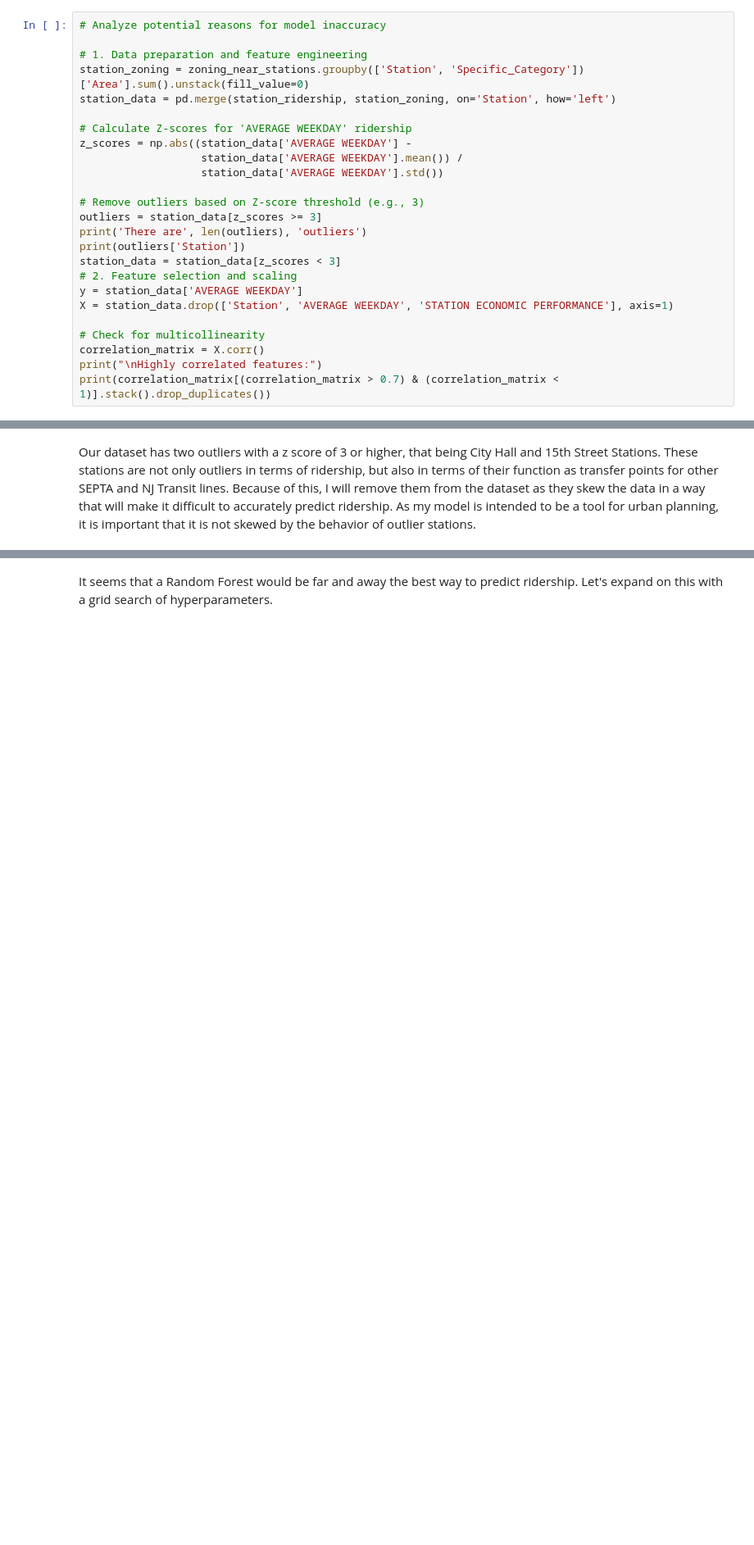
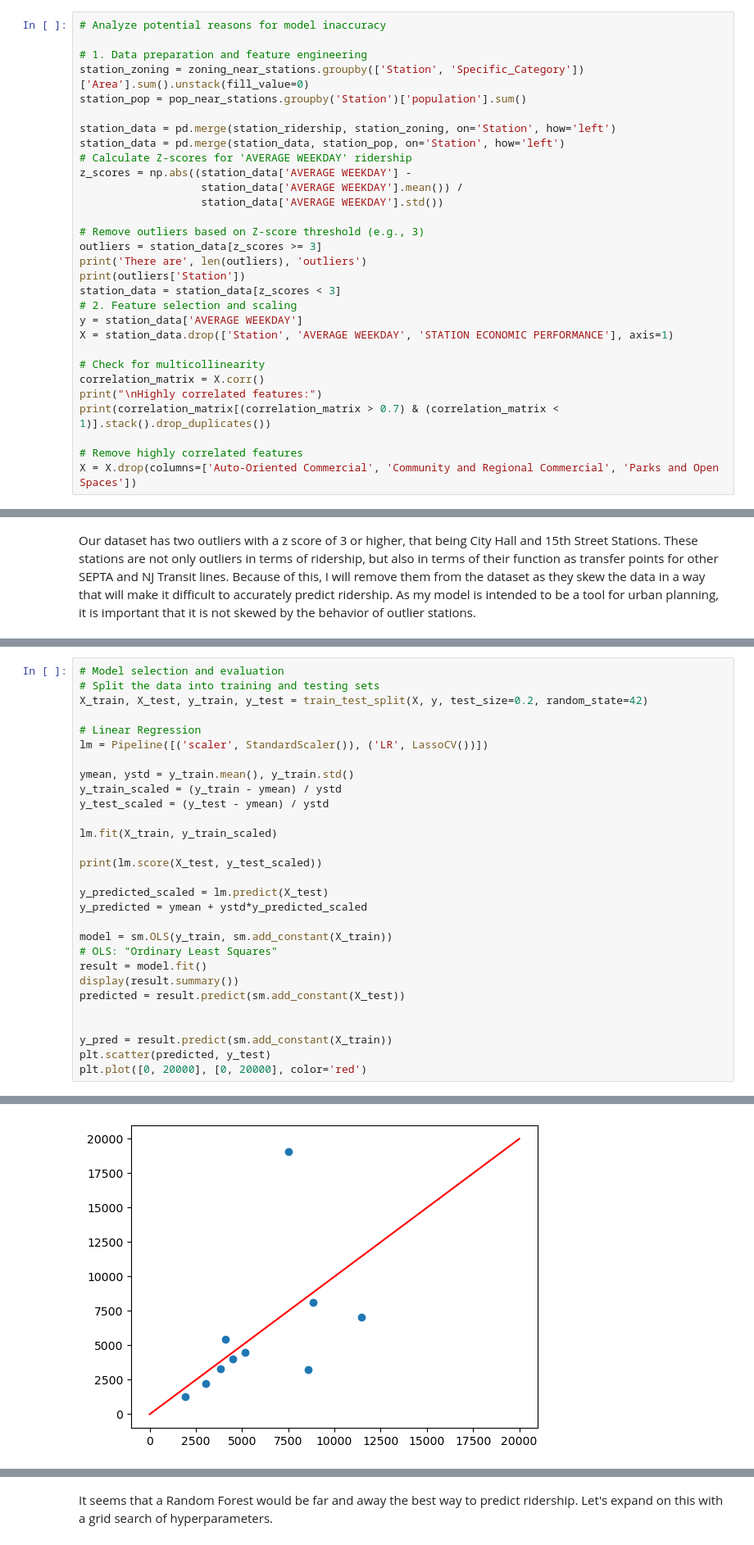
Before and after one commit to owenmcginley/SEPTA-Transit-Oriented-Development, a Jupyter notebook: SEPTA_Zoning_Analysis.ipynb, the cells around one changed output, grey strips where cells are left out. Shown at 82% size. Drawn from its saved outputs; the diff is of its cells as text; blank space fills up the shorter version.

```diff
--- a/SEPTA_Zoning_Analysis.ipynb
+++ b/SEPTA_Zoning_Analysis.ipynb
@@ -314,8 +381,10 @@ plt.show()
 
 # 1. Data preparation and feature engineering
 station_zoning = zoning_near_stations.groupby(['Station', 'Specific_Category'])['Area'].sum().unstack(fill_value=0)
+station_pop = pop_near_stations.groupby('Station')['population'].sum()
+
 station_data = pd.merge(station_ridership, station_zoning, on='Station', how='left')
-
+station_data = pd.merge(station_data, station_pop, on='Station', how='left')
 # Calculate Z-scores for 'AVERAGE WEEKDAY' ridership
 z_scores = np.abs((station_data['AVERAGE WEEKDAY'] -
                    station_data['AVERAGE WEEKDAY'].mean()) /
@@ -334,6 +403,9 @@ X = station_data.drop(['Station', 'AVERAGE WEEKDAY', 'STATION ECONOMIC PERFORMAN
 correlation_matrix = X.corr()
 print("\nHighly correlated features:")
 print(correlation_matrix[(correlation_matrix > 0.7) & (correlation_matrix < 1)].stack().drop_duplicates())
+
+# Remove highly correlated features
+X = X.drop(columns=['Auto-Oriented Commercial', 'Community and Regional Commercial', 'Parks and Open Spaces'])
 # %% [output]
 There are 2 outliers
 14    City Hall
@@ -419,0 +427,30 @@ Traceback (most recent call last):
+# %%
+# Model selection and evaluation
+# Split the data into training and testing sets
+X_train, X_test, y_train, y_test = train_test_split(X, y, test_size=0.2, random_state=42)
+
+# Linear Regression
+lm = Pipeline([('scaler', StandardScaler()), ('LR', LassoCV())])
+
+ymean, ystd = y_train.mean(), y_train.std()
+y_train_scaled = (y_train - ymean) / ystd
+y_test_scaled = (y_test - ymean) / ystd
+
+lm.fit(X_train, y_train_scaled)
+
+print(lm.score(X_test, y_test_scaled))
+
+y_predicted_scaled = lm.predict(X_test)
+y_predicted = ymean + ystd*y_predicted_scaled
+
+model = sm.OLS(y_train, sm.add_constant(X_train))
+# OLS: "Ordinary Least Squares"
+result = model.fit()
+display(result.summary())
+predicted = result.predict(sm.add_constant(X_test))
+
+
+y_pred = result.predict(sm.add_constant(X_train))
+plt.scatter(predicted, y_test)
+plt.plot([0, 20000], [0, 20000], color='red')
+# %% [output]
@@ -419,0 +493 @@ Traceback (most recent call last):
+[figure, added]
```
Also changed, not shown: parts of 15 cells of this notebook, 8 other files.
